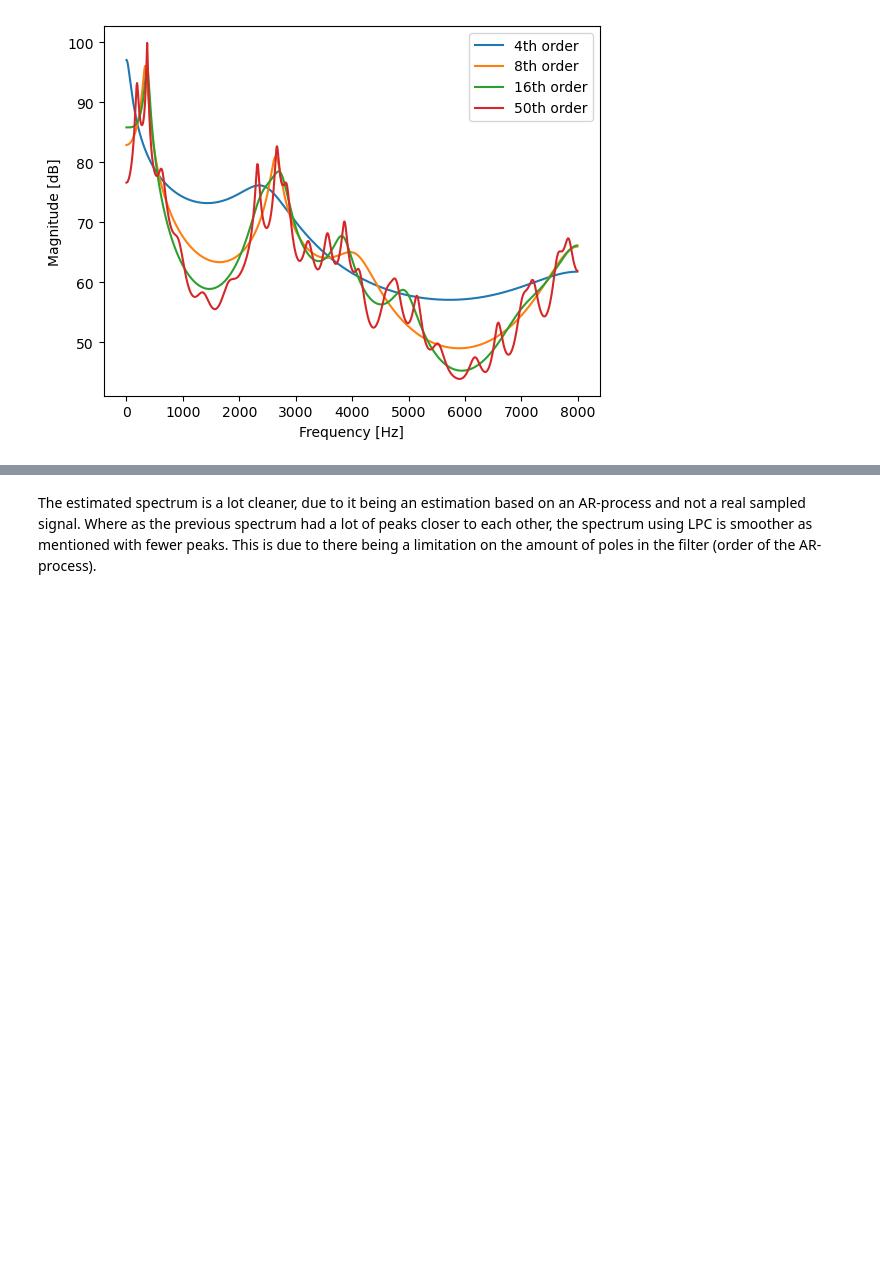
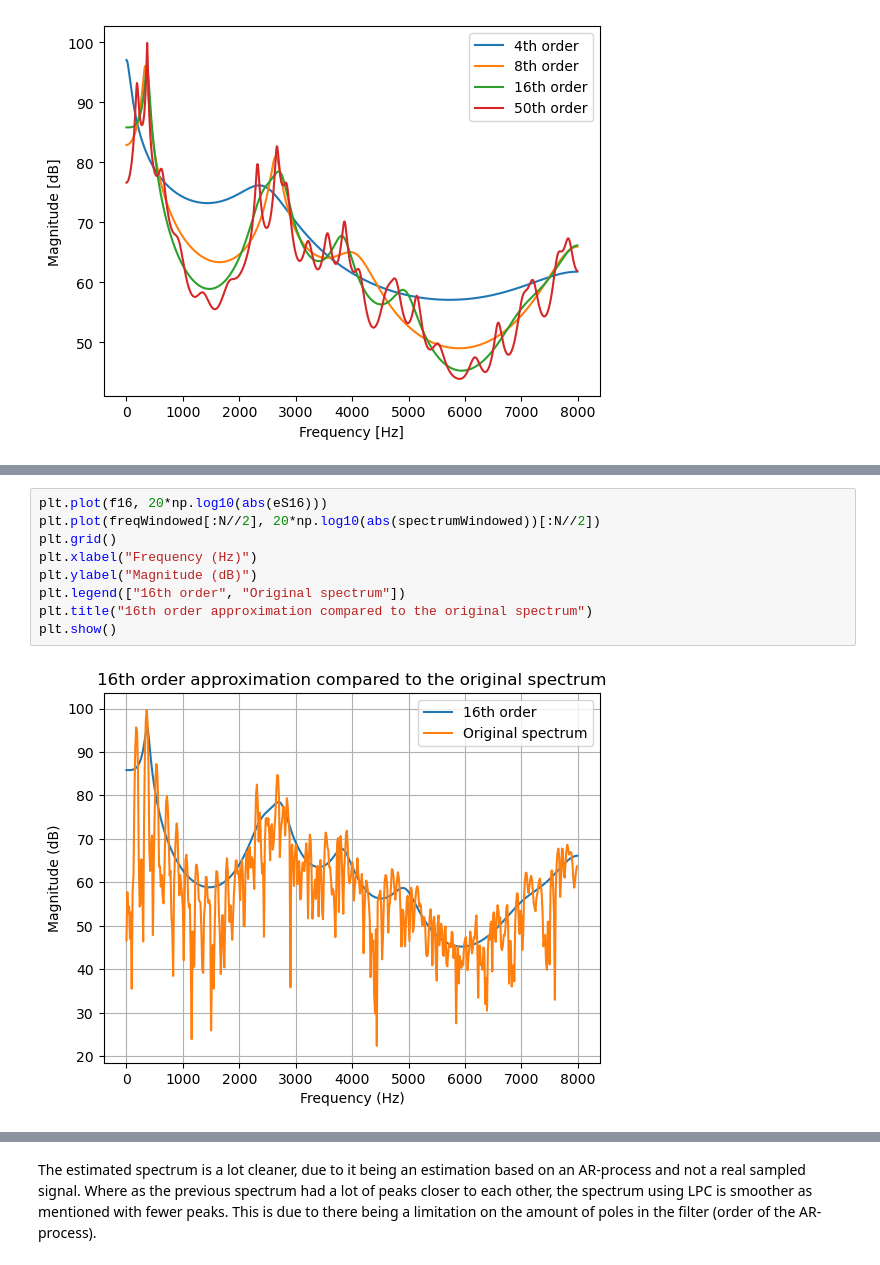
Before and after one commit to martinfsl/TTT4185, a Jupyter notebook: Assignments/Assignment_1/TTT4185_assignment_1.ipynb, the cells around one changed output, grey strips where cells are left out. Saved outputs shown, nothing was run; the diff lists cells and outputs as text; blank space fills up the shorter version.

```diff
--- a/Assignments/Assignment_1/TTT4185_assignment_1.ipynb
+++ b/Assignments/Assignment_1/TTT4185_assignment_1.ipynb
@@ -142,0 +165,11 @@ plt.show()
+# %%
+plt.plot(f16, 20*np.log10(abs(eS16)))
+plt.plot(freqWindowed[:N//2], 20*np.log10(abs(spectrumWindowed))[:N//2])
+plt.grid()
+plt.xlabel("Frequency (Hz)")
+plt.ylabel("Magnitude (dB)")
+plt.legend(["16th order", "Original spectrum"])
+plt.title("16th order approximation compared to the original spectrum")
+plt.show()
+# %% [output]
+[figure, added]
```
Also changed, not shown: parts of 4 cells of this notebook.
